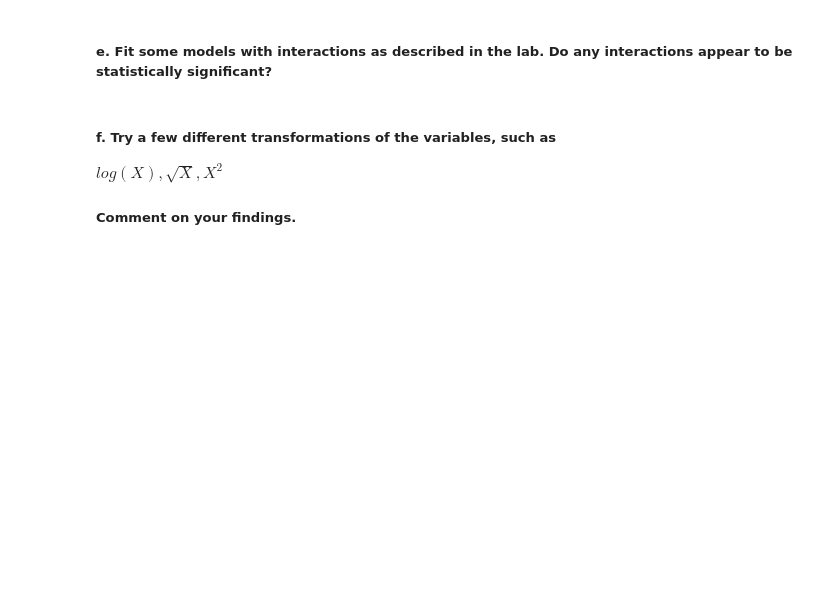
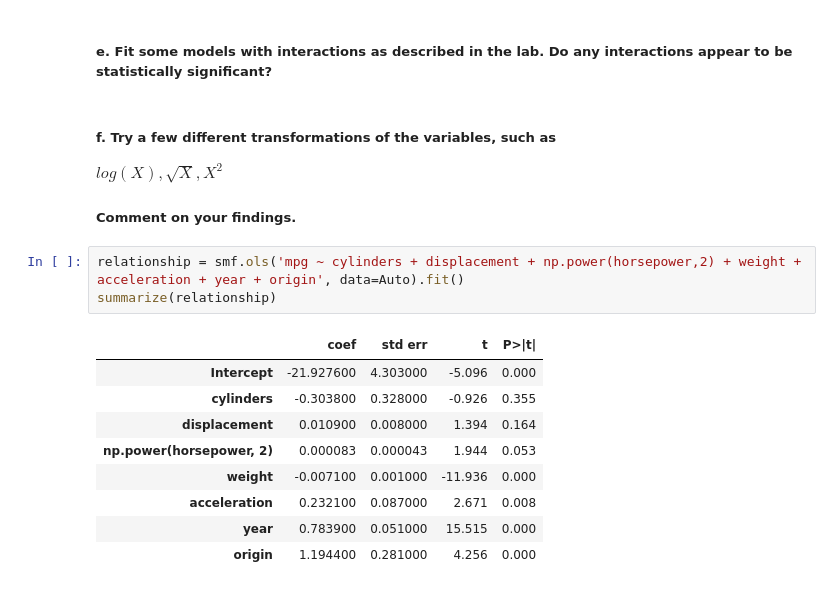
Before and after one commit to haily835/Comp-8590-Statistical-Learning, a Jupyter notebook: Assignment 2/Question 1 - Exercise 9.ipynb, the cells around one changed output. Drawn from its saved outputs; the diff is of its cells as text; blank space fills up the shorter version.

```diff
--- a/Assignment 2/Question 1 - Exercise 9.ipynb
+++ b/Assignment 2/Question 1 - Exercise 9.ipynb
@@ -80,3 +92,16 @@ strong multicollinearity or other numerical problems.
 ##### f. Try a few different transformations of the variables, such as
 $ log(X), \sqrt{X}, X^{2} $
 ##### Comment on your findings.
+# %%
+relationship = smf.ols('mpg ~ cylinders + displacement + np.power(horsepower,2) + weight + acceleration + year + origin', data=Auto).fit()
+summarize(relationship)
+# %% [output]
+|  | coef | std err | t | P>|t| |
+| Intercept | -21.927600 | 4.303000 | -5.096 | 0.000 |
+| cylinders | -0.303800 | 0.328000 | -0.926 | 0.355 |
+| displacement | 0.010900 | 0.008000 | 1.394 | 0.164 |
+| np.power(horsepower, 2) | 0.000083 | 0.000043 | 1.944 | 0.053 |
+| weight | -0.007100 | 0.001000 | -11.936 | 0.000 |
+| acceleration | 0.232100 | 0.087000 | 2.671 | 0.008 |
+| year | 0.783900 | 0.051000 | 15.515 | 0.000 |
+| origin | 1.194400 | 0.281000 | 4.256 | 0.000 |
```
Also changed, not shown: parts of 6 cells of this notebook.
